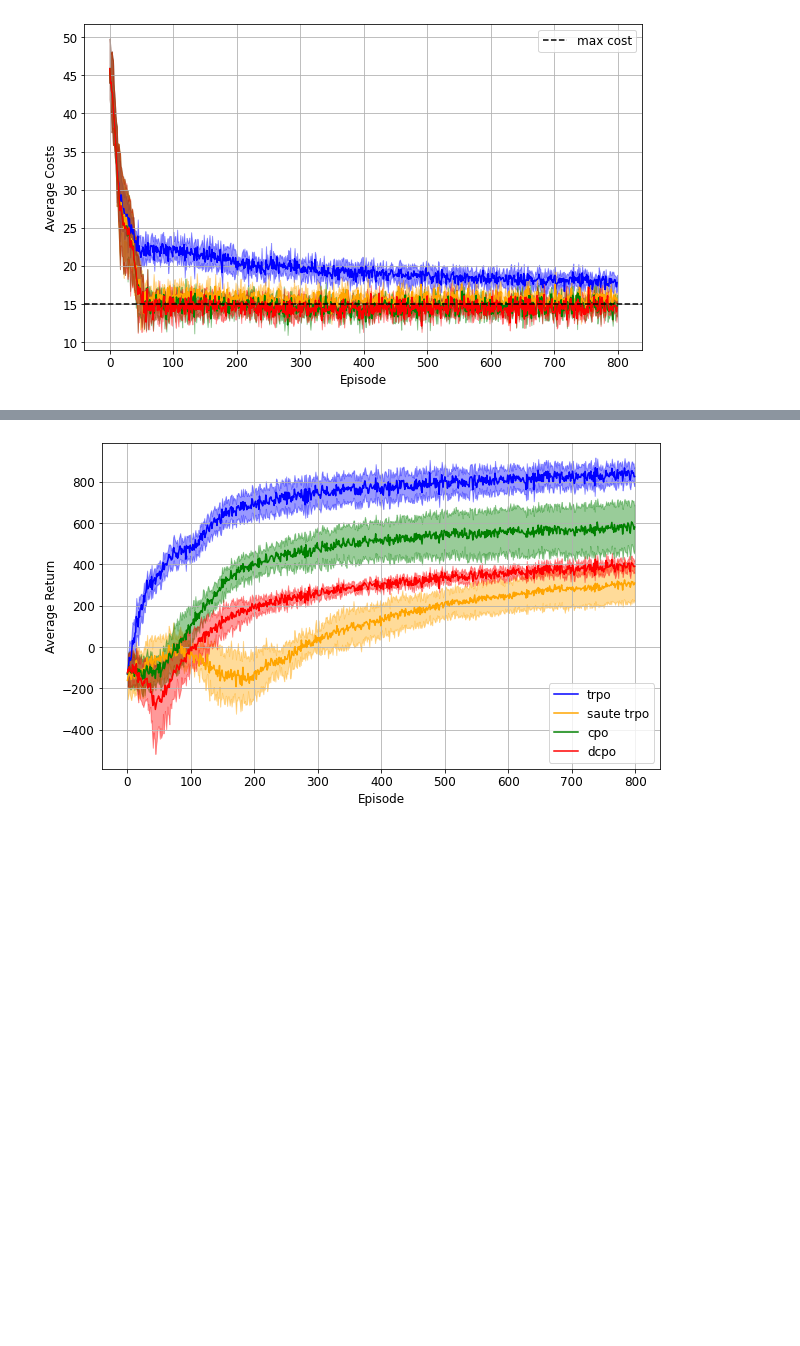
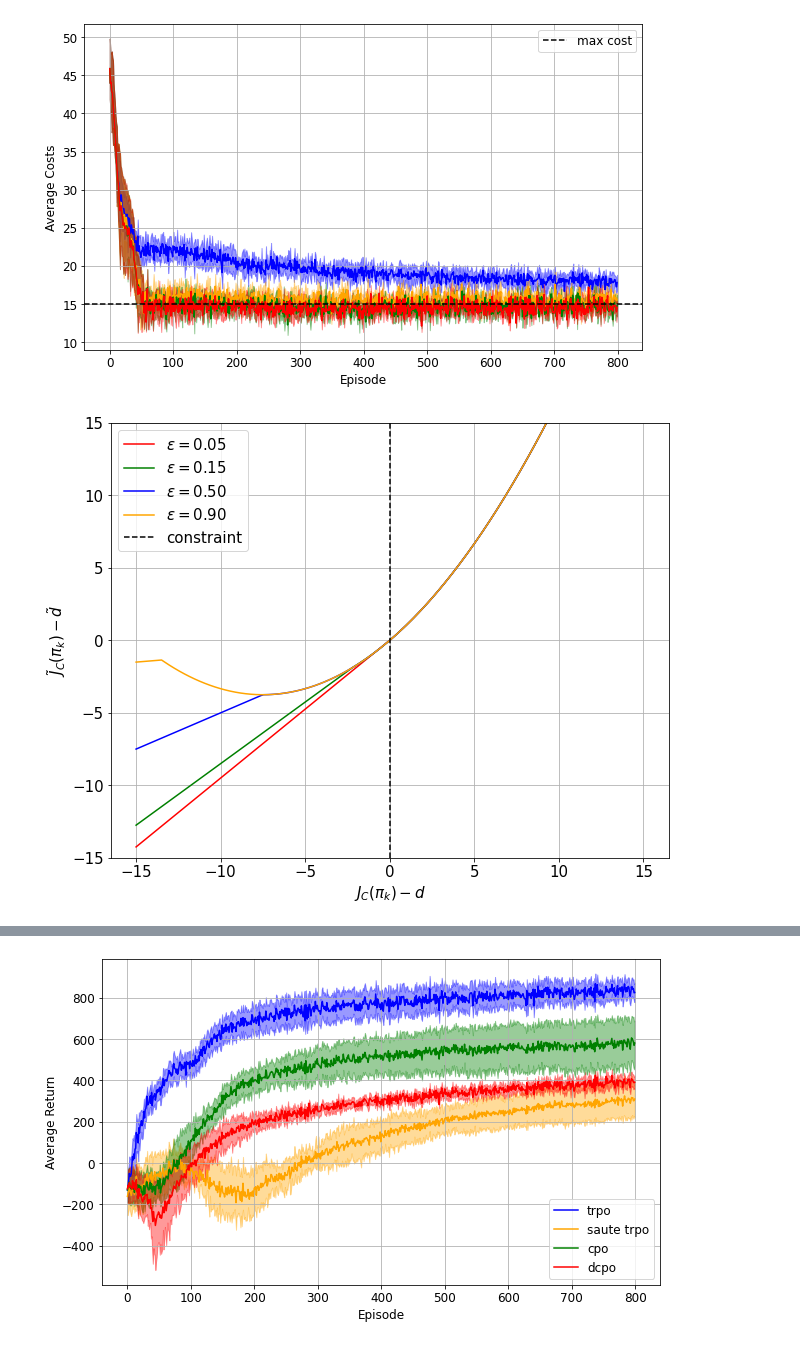
Before and after one commit to jaimesabalimperial/jaisalab, a Jupyter notebook: experiments.ipynb, the cells around one changed output, grey strips where cells are left out. Drawn from its saved outputs; the diff is of its cells as text; code cells hidden in the pictures; blank space fills up the shorter version.

```diff
--- a/experiments.ipynb
+++ b/experiments.ipynb
@@ -42,3 +45,31 @@ plotter.plot_costs(cost_lim=15, use_legend=False, figsize=(10,6), fontsize=12)
 # %% [output]
 [figure]
 [figure]
+# %%
+beta = 1
+
+eps_vals = [0.05, 0.15, 0.50, 0.9]
+colors = ['r', 'g', 'b', 'orange']
+plt.figure(figsize=(10,8))
+plt.grid()
+for i, eps in enumerate(eps_vals):
+    def k(p, eps=eps, beta=beta):
+        if beta * p < -eps:
+            return -eps
+        else:
+            return beta * p
+
+    p = np.linspace(-1, 1, 200)
+    k_array = list(map(k, p))
+    constraint = np.linspace(-15, 15, 200)
+    reshaped_constraint = constraint * (np.ones(len(k_array)) + k_array)
+    plt.plot(constraint, reshaped_constraint, color=colors[i], label=r'$\epsilon = {:.2f}$'.format(eps));
+
+plt.xlabel(r'$J_C(\pi_k) - d$', fontsize=15)
+plt.ylabel(r'$\tilde{J}_C(\pi_k) - \tilde{d}$', fontsize=15)
+plt.axvline(x=0, linestyle='dashed', color='black', label='constraint')
+plt.legend(loc='best')
+plt.ylim(-15, 15)
+plt.savefig('plots/epsilon_effect.png');
+# %% [output]
+[figure, added]
```
Also changed, not shown: parts of 11 cells of this notebook, 3 other files.
